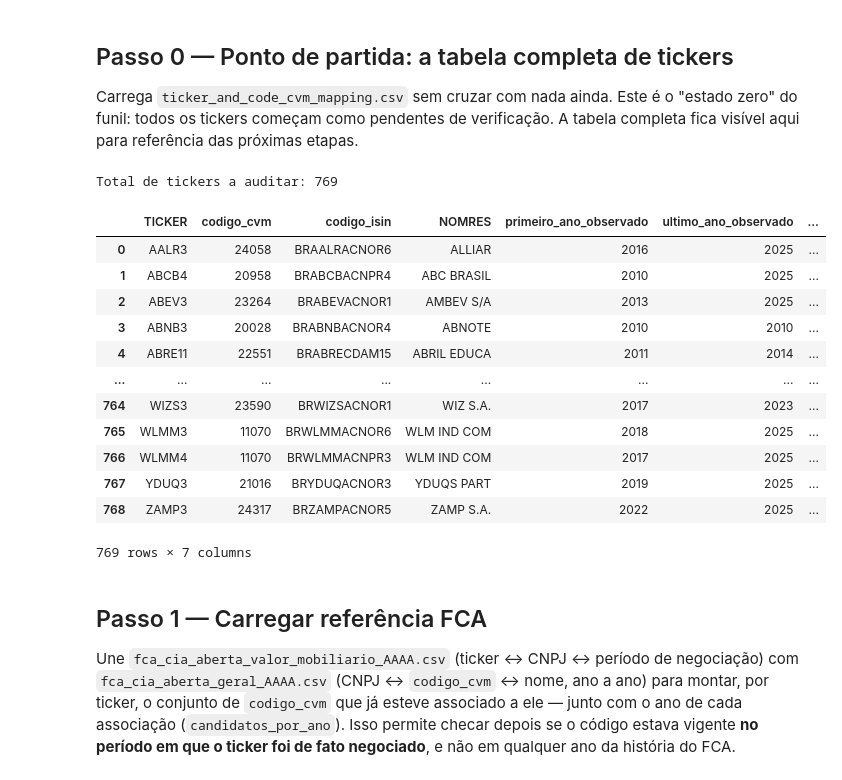
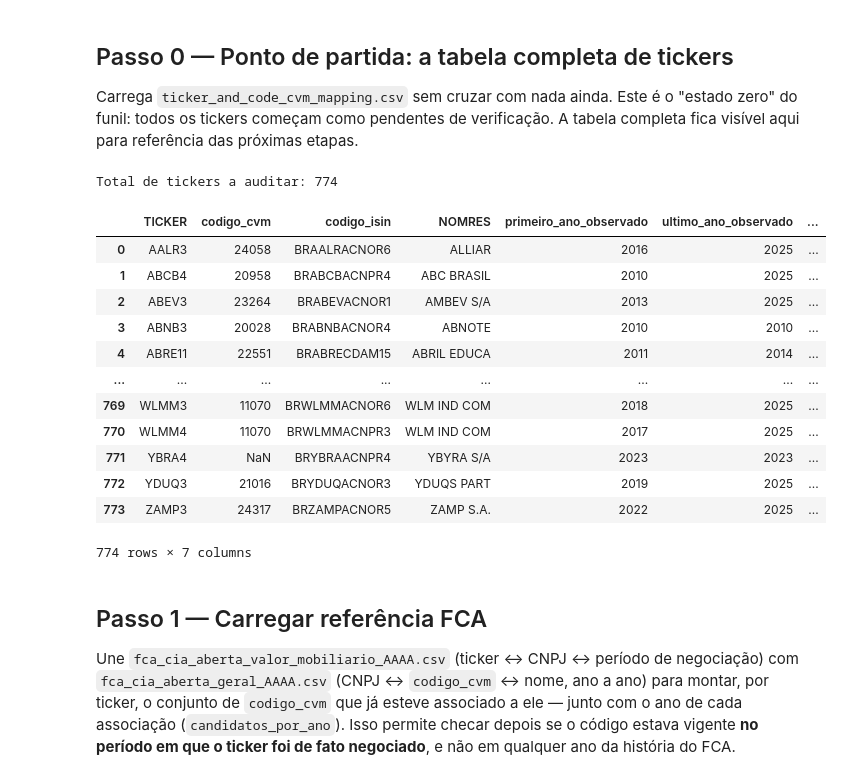
Before and after one commit to PauloVincenzi/brazilian_financial_database, a Jupyter notebook: notebooks/04_audit.ipynb, the cells around one changed output. Drawn from its saved outputs; the diff is of its cells as text; code cells hidden in the pictures.

```diff
--- a/notebooks/04_.ipynb
+++ b/notebooks/04_audit.ipynb
@@ -91,32 +91,32 @@ def carregar_arquivos_cvm(padrao_glob):
 
 Carrega `ticker_and_code_cvm_mapping.csv` sem cruzar com nada ainda. Este é o "estado zero" do funil: todos os tickers começam como pendentes de verificação. A tabela completa fica visível aqui para referência das próximas etapas.
 # %%
-caminho_mapping = pasta_anterior / "data/interim/05_ticker_and_code_cvm_mapping.csv"
+caminho_mapping = pasta_anterior / "data/interim/05_investable_universe_of_stocks/ticker_and_code_cvm_mapping.csv"
 
 seu_df = pd.read_csv(caminho_mapping, sep=";", dtype=str)
 seu_df["TICKER"] = seu_df["TICKER"].str.strip().str.upper()
 seu_df["codigo_cvm"] = seu_df["codigo_cvm"].astype(str).str.strip()
 seu_df["primeiro_ano_observado"] = seu_df["primeiro_ano_observado"].astype(int)
 seu_df["ultimo_ano_observado"] = seu_df["ultimo_ano_observado"].astype(int)
 seu_df["codigo_cvm_norm"] = seu_df["codigo_cvm"].apply(normalizar_cvm)
 
 print(f"Total de tickers a auditar: {len(seu_df)}")
 seu_df
 # %% [output]
-Total de tickers a auditar: 769
+Total de tickers a auditar: 774
 |  | TICKER | codigo_cvm | codigo_isin | NOMRES | primeiro_ano_observado | ultimo_ano_observado | ... |
 | 0 | AALR3 | 24058 | BRAALRACNOR6 | ALLIAR | 2016 | 2025 | ... |
 | 1 | ABCB4 | 20958 | BRABCBACNPR4 | ABC BRASIL | 2010 | 2025 | ... |
 | 2 | ABEV3 | 23264 | BRABEVACNOR1 | AMBEV S/A | 2013 | 2025 | ... |
 | 3 | ABNB3 | 20028 | BRABNBACNOR4 | ABNOTE | 2010 | 2010 | ... |
 | 4 | ABRE11 | 22551 | BRABRECDAM15 | ABRIL EDUCA | 2011 | 2014 | ... |
 | ... | ... | ... | ... | ... | ... | ... | ... |
-| 764 | WIZS3 | 23590 | BRWIZSACNOR1 | WIZ S.A. | 2017 | 2023 | ... |
-| 765 | WLMM3 | 11070 | BRWLMMACNOR6 | WLM IND COM | 2018 | 2025 | ... |
-| 766 | WLMM4 | 11070 | BRWLMMACNPR3 | WLM IND COM | 2017 | 2025 | ... |
-| 767 | YDUQ3 | 21016 | BRYDUQACNOR3 | YDUQS PART | 2019 | 2025 | ... |
-| 768 | ZAMP3 | 24317 | BRZAMPACNOR5 | ZAMP S.A. | 2022 | 2025 | ... |
+| 769 | WLMM3 | 11070 | BRWLMMACNOR6 | WLM IND COM | 2018 | 2025 | ... |
+| 770 | WLMM4 | 11070 | BRWLMMACNPR3 | WLM IND COM | 2017 | 2025 | ... |
+| 771 | YBRA4 | NaN | BRYBRAACNPR4 | YBYRA S/A | 2023 | 2023 | ... |
+| 772 | YDUQ3 | 21016 | BRYDUQACNOR3 | YDUQS PART | 2019 | 2025 | ... |
+| 773 | ZAMP3 | 24317 | BRZAMPACNOR5 | ZAMP S.A. | 2022 | 2025 | ... |
-769 rows × 7 columns
+774 rows × 7 columns
 # %% [markdown]
 ## Passo 1 — Carregar referência FCA
 
```
Also changed, not shown: parts of 10 cells of this notebook, 5 other files.
